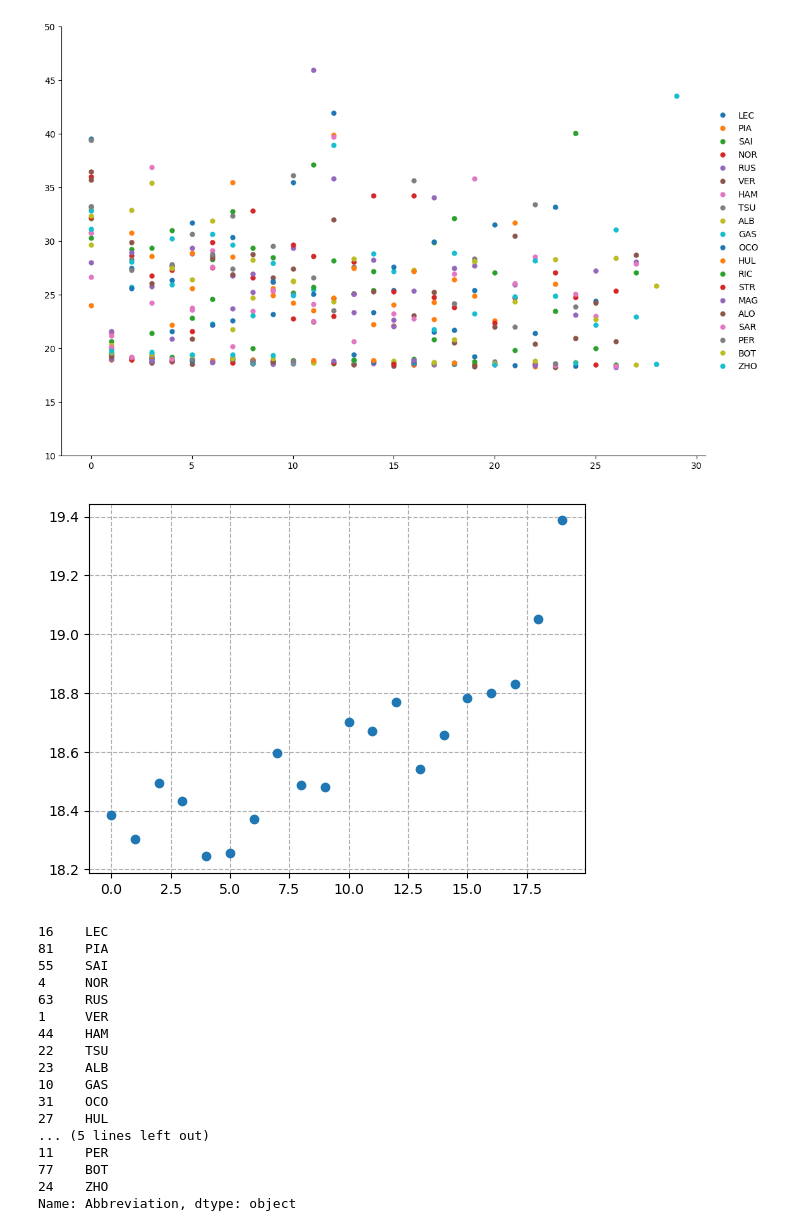
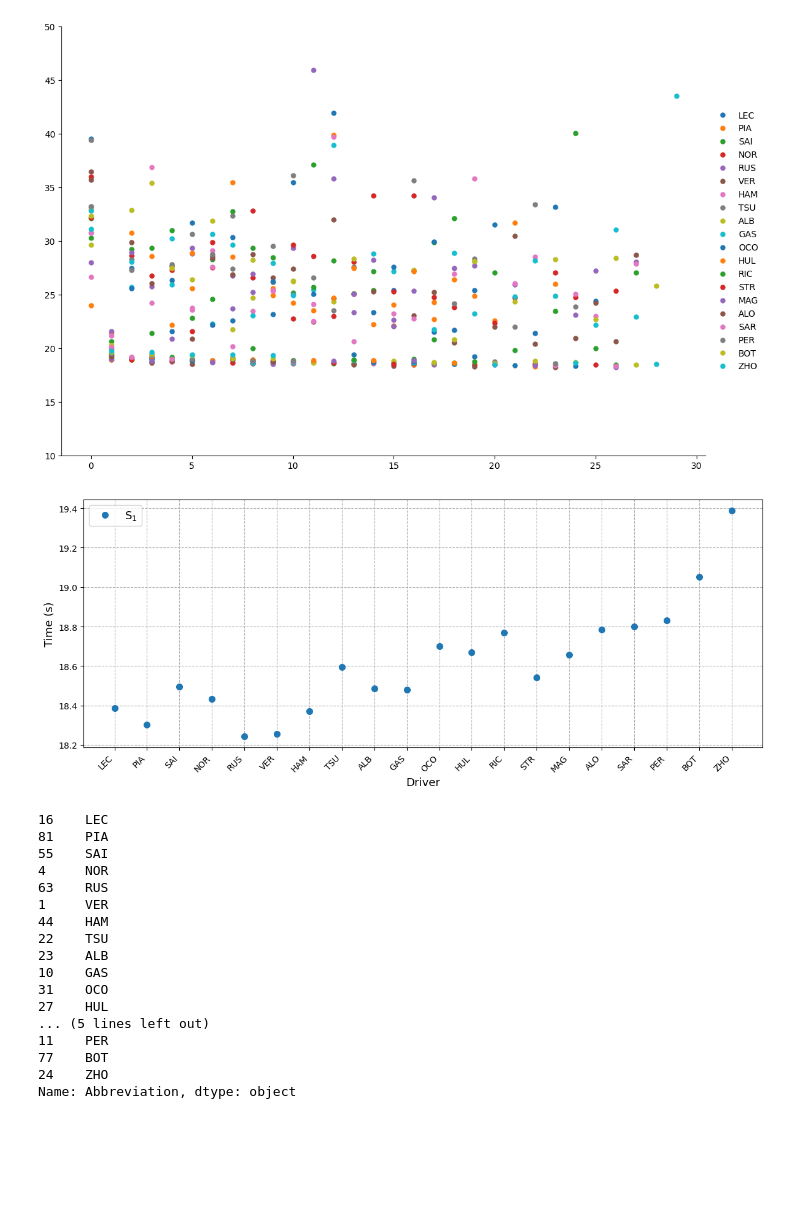
Before and after one commit to mrisaro/f1_risaro, a Jupyter notebook: 00_pruebo_library.ipynb, the cells around one changed output. Saved outputs shown, nothing was run; the diff lists cells and outputs as text; code cells hidden in the pictures; blank space fills up the shorter version.

```diff
--- a/00_pruebo_library.ipynb
+++ b/00_pruebo_library.ipynb
@@ -6,5 +8,5 @@ import fastf1
 # %%
-session = fastf1.get_session(2024, 'Monza', 'Qualifying', backend='f1timing')
+session = fastf1.get_session(2024, 'Canada', 'Qualifying', backend='f1timing')
 session.load()
 # %% [output]
 req            INFO     Using cached data for season_schedule
@@ -57,12 +80,18 @@ for i, idriver in enumerate(drivers_names):
 #df_temp
 # %% [output]
 [figure]
-# %%
-plt.figure(1)
-plt.plot(best_sector1,'o')
-plt.grid(linestyle='--')
-# %% [output]
-[figure, removed]
+# %%
+fig = plt.figure(figsize=(12,5))
+ax  = fig.add_subplot(111)
+fig.autofmt_xdate(rotation=45)
+ax.plot(drivers_names,best_sector1,'o',markersize=7,label=r'S$_{1}$')
+ax.set_xlabel(r'Driver', fontsize=13)
+ax.set_ylabel(r'Time (s)', fontsize=13)
+ax.grid(linestyle='--')
+ax.legend(loc='best',fontsize=13)
+fig.tight_layout()
+# %% [output]
+[figure, added]
 # %%
 print(drivers_names)
 # %% [output]
```
Also changed, not shown: parts of 9 cells of this notebook, 5 other files.
